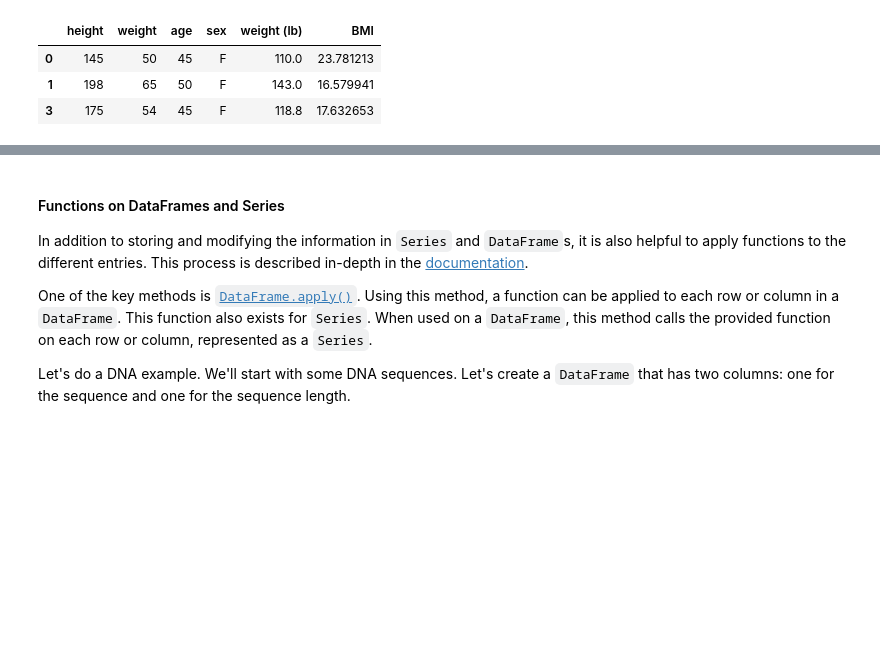
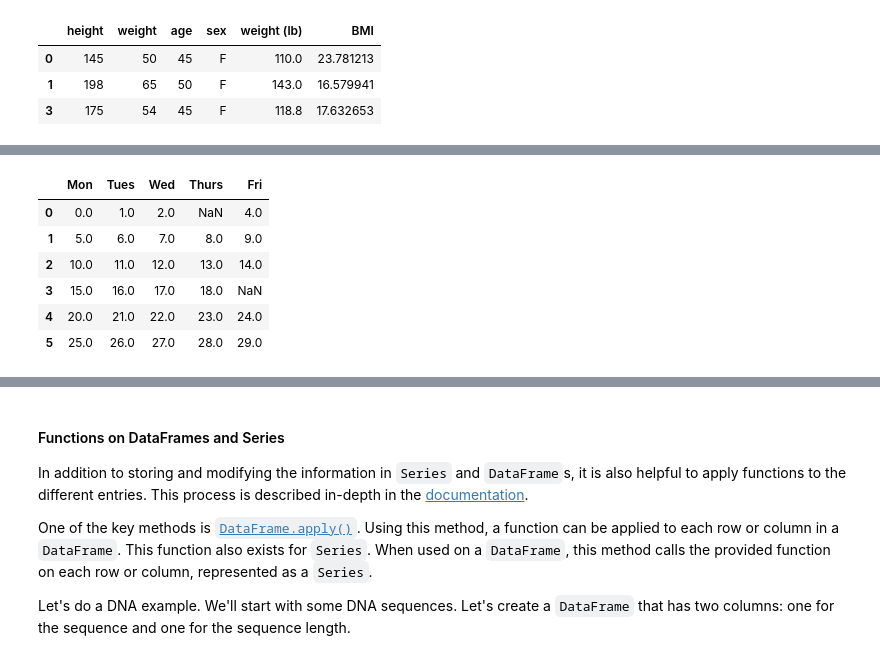
Before and after one commit to QLS-MiCM/DataProcessingInPython, a Jupyter notebook: Exercises/solutions/DataProcessingPython.ipynb, the cells around one changed output, grey strips where cells are left out. Drawn from its saved outputs; the diff is of its cells as text; code cells hidden in the pictures; blank space fills up the shorter version.

Commit message:
Add section on dealing with missing data.

```diff
--- a/Exercises/solutions/DataProcessingPython.ipynb
+++ b/Exercises/solutions/DataProcessingPython.ipynb
@@ -2380,0 +2409,17 @@ Boolean indexing is covered in much more depth in the pandas [documentation](htt
+# %%
+# Create a DataFrame with missing values
+my_arr = np.arange(30).reshape(6, 5).astype(float)
+my_arr[0, 3] = np.nan
+my_arr[3, 4] = np.nan
+
+my_df = pd.DataFrame(my_arr, columns=["Mon", "Tues", "Wed", "Thurs", "Fri"])
+
+my_df
+# %% [output]
+|  | Mon | Tues | Wed | Thurs | Fri |
+| 0 | 0.0 | 1.0 | 2.0 | NaN | 4.0 |
+| 1 | 5.0 | 6.0 | 7.0 | 8.0 | 9.0 |
+| 2 | 10.0 | 11.0 | 12.0 | 13.0 | 14.0 |
+| 3 | 15.0 | 16.0 | 17.0 | 18.0 | NaN |
+| 4 | 20.0 | 21.0 | 22.0 | 23.0 | 24.0 |
+| 5 | 25.0 | 26.0 | 27.0 | 28.0 | 29.0 |
```
Also changed, not shown: parts of 15 cells of this notebook, 1 other file.
